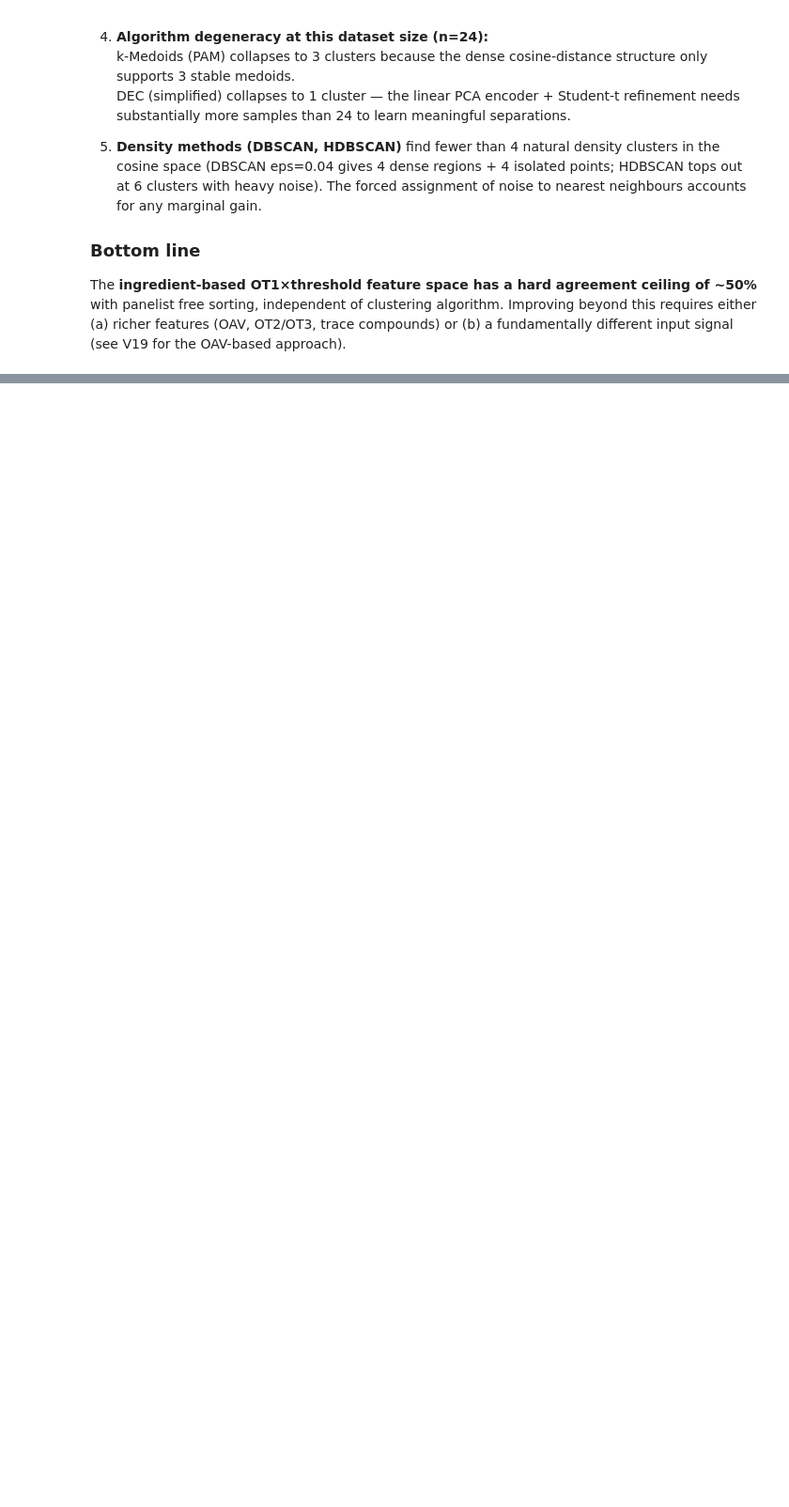
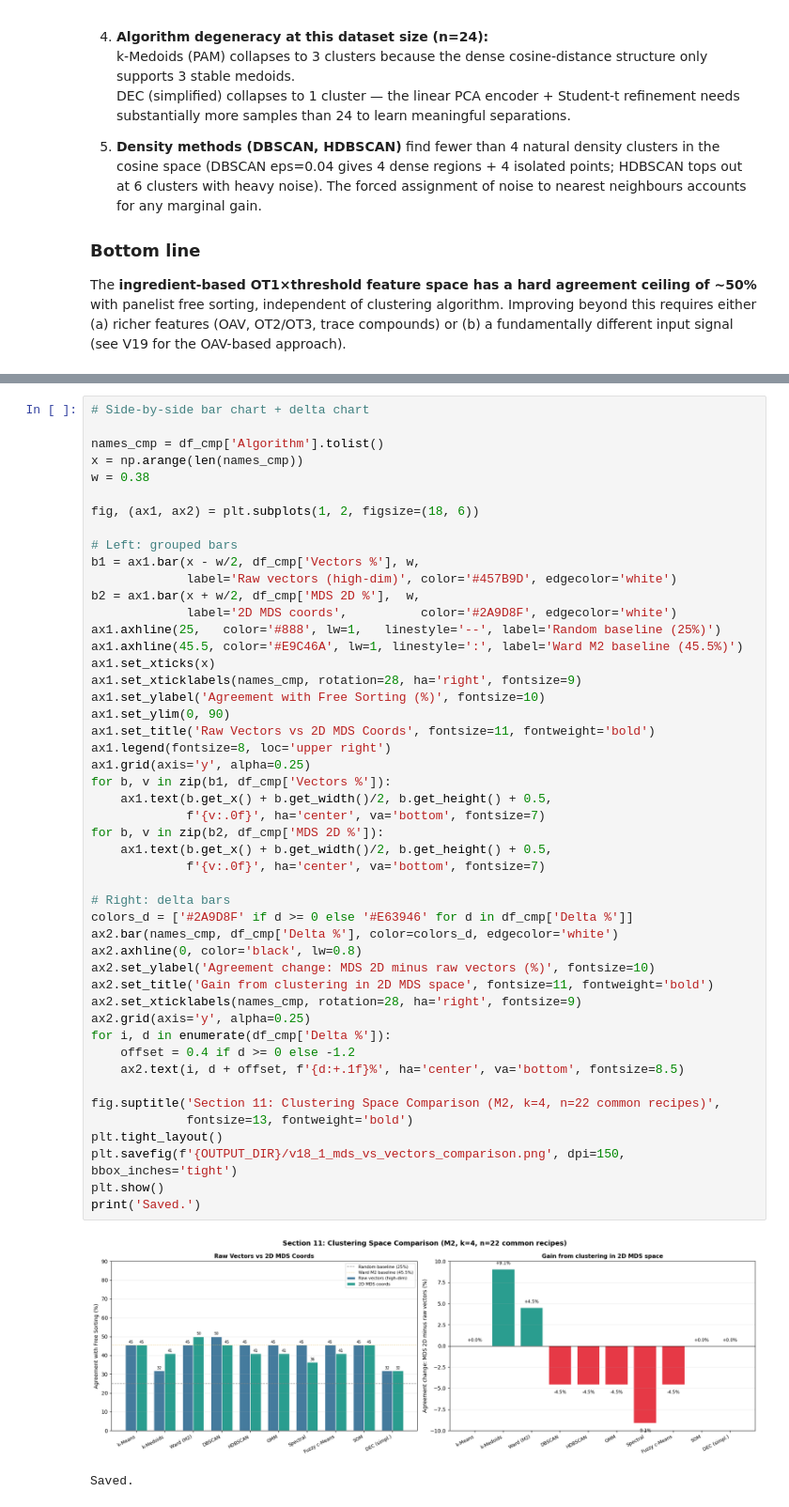
Before and after one commit to fredboneML/Flavour_Agent, a Jupyter notebook: notebooks/recipe_clustering_v18_1_mds_vs_free_sorting_executed.ipynb, the cells around one changed output, grey strips where cells are left out. Shown at 94% size. Cells and saved outputs as stored; diff of their text form; blank space fills up the shorter version.

```diff
--- a/notebooks/recipe_clustering_v18_1_mds_vs_free_sorting_executed.ipynb
+++ b/notebooks/recipe_clustering_v18_1_mds_vs_free_sorting_executed.ipynb
@@ -1127,0 +1291,51 @@ The **ingredient-based OT1×threshold feature space has a hard agreement ceiling
+# %%
+# Side-by-side bar chart + delta chart
+
+names_cmp = df_cmp['Algorithm'].tolist()
+x = np.arange(len(names_cmp))
+w = 0.38
+
+fig, (ax1, ax2) = plt.subplots(1, 2, figsize=(18, 6))
+
+# Left: grouped bars
+b1 = ax1.bar(x - w/2, df_cmp['Vectors %'], w,
+             label='Raw vectors (high-dim)', color='#457B9D', edgecolor='white')
+b2 = ax1.bar(x + w/2, df_cmp['MDS 2D %'],  w,
+             label='2D MDS coords',          color='#2A9D8F', edgecolor='white')
+ax1.axhline(25,   color='#888', lw=1,   linestyle='--', label='Random baseline (25%)')
+ax1.axhline(45.5, color='#E9C46A', lw=1, linestyle=':', label='Ward M2 baseline (45.5%)')
+ax1.set_xticks(x)
+ax1.set_xticklabels(names_cmp, rotation=28, ha='right', fontsize=9)
+ax1.set_ylabel('Agreement with Free Sorting (%)', fontsize=10)
+ax1.set_ylim(0, 90)
+ax1.set_title('Raw Vectors vs 2D MDS Coords', fontsize=11, fontweight='bold')
+ax1.legend(fontsize=8, loc='upper right')
+ax1.grid(axis='y', alpha=0.25)
+for b, v in zip(b1, df_cmp['Vectors %']):
+    ax1.text(b.get_x() + b.get_width()/2, b.get_height() + 0.5,
+             f'{v:.0f}', ha='center', va='bottom', fontsize=7)
+for b, v in zip(b2, df_cmp['MDS 2D %']):
+    ax1.text(b.get_x() + b.get_width()/2, b.get_height() + 0.5,
+             f'{v:.0f}', ha='center', va='bottom', fontsize=7)
+
+# Right: delta bars
+colors_d = ['#2A9D8F' if d >= 0 else '#E63946' for d in df_cmp['Delta %']]
+ax2.bar(names_cmp, df_cmp['Delta %'], color=colors_d, edgecolor='white')
+ax2.axhline(0, color='black', lw=0.8)
+ax2.set_ylabel('Agreement change: MDS 2D minus raw vectors (%)', fontsize=10)
+ax2.set_title('Gain from clustering in 2D MDS space', fontsize=11, fontweight='bold')
+ax2.set_xticklabels(names_cmp, rotation=28, ha='right', fontsize=9)
+ax2.grid(axis='y', alpha=0.25)
+for i, d in enumerate(df_cmp['Delta %']):
+    offset = 0.4 if d >= 0 else -1.2
+    ax2.text(i, d + offset, f'{d:+.1f}%', ha='center', va='bottom', fontsize=8.5)
+
+fig.suptitle('Section 11: Clustering Space Comparison (M2, k=4, n=22 common recipes)',
+             fontsize=13, fontweight='bold')
+plt.tight_layout()
+plt.savefig(f'{OUTPUT_DIR}/v18_1_mds_vs_vectors_comparison.png', dpi=150, bbox_inches='tight')
+plt.show()
+print('Saved.')
+# %% [output]
+[figure, added]
+Saved.
```
Also changed, not shown: parts of 3 cells of this notebook, 5 other files.
